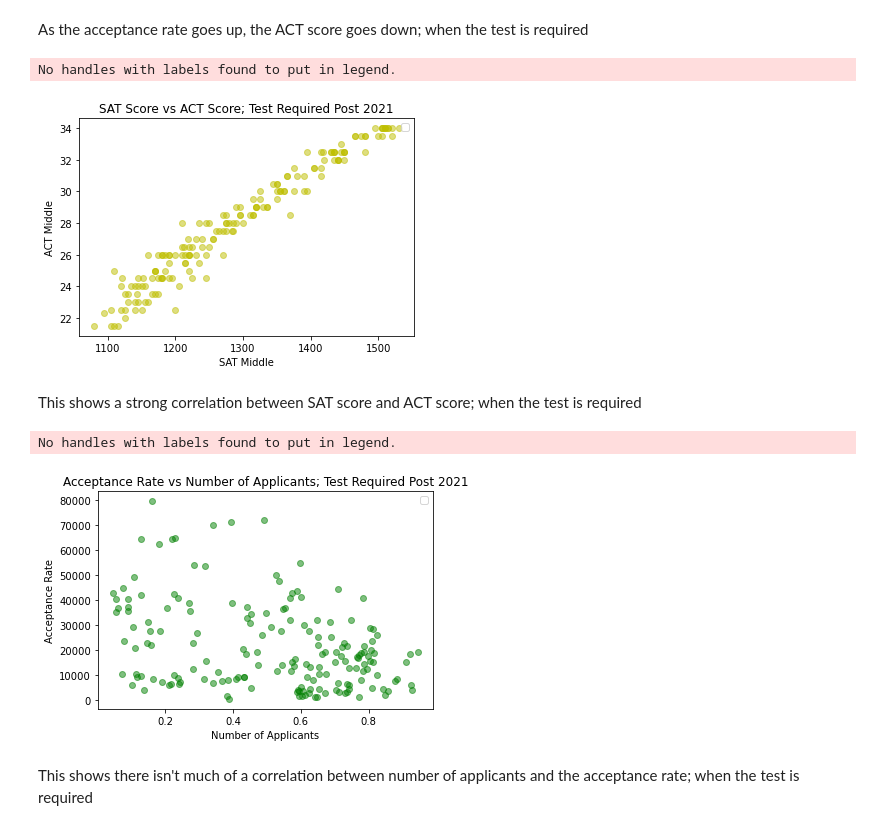
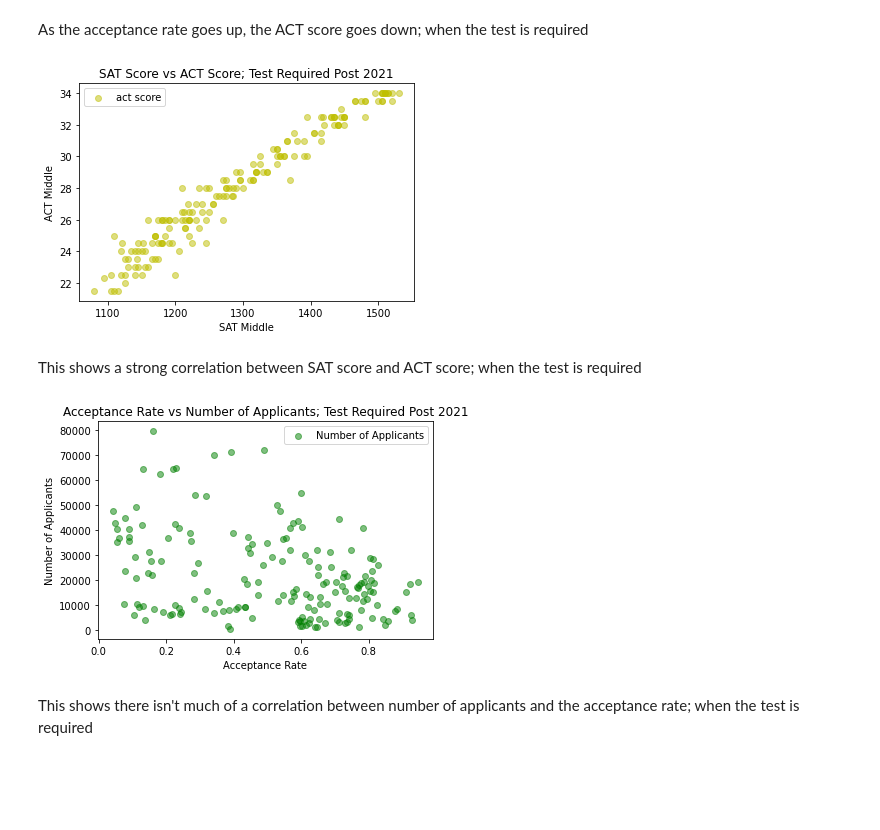
Before and after one commit to matthew-edelmann/Standardized-Test-Analysis, a Jupyter notebook: code/starter-code.ipynb, the cells around one changed output. Saved outputs shown, nothing was run; the diff lists cells and outputs as text; code cells hidden in the pictures; blank space fills up the shorter version.

```diff
--- a/code/starter-code.ipynb
+++ b/code/starter-code.ipynb
@@ -328,7 +330,6 @@ sat_act.head()
 | 3 | Columbia University | Yes | 2021 | Columbia has adopted a one-year t... | 40203 | 5.5% | ... |
 | 4 | Yale University | Yes | 2021 | Yale has adopted a one-year test ... | 36844 | 6.1% | ... |
 # %%
-'''
 for i in range(len(sat_act)):
     if (len(sat_act['ACT Total 25th-75th Percentile'][i]) == 9):
         sat_act['act_25th'][i] = sat_act['ACT Total 25th-75th Percentile'][i][0:4]
@@ -340,6 +341,6 @@ for i in range(len(sat_act)):
         sat_act['act_25th'][i] = sat_act['ACT Total 25th-75th Percentile'][i][0:2]
         sat_act['act_75th'][i] = sat_act['ACT Total 25th-75th Percentile'][i][3:]
     else:
-        sat_act['act_25th'][i] = 0
+        sat_act['act_25th'][i] = np.nan
+        sat_act['act_75th'][i] = np.nan
 sat_act.head()
-''';
@@ -364,14 +407,3 @@ sat_act.head()
 | 2 | Princeton University | Yes | 2021 | Princeton has adopted a one-year ... | 35370 | 5.5% | ... |
 | 3 | Columbia University | Yes | 2021 | Columbia has adopted a one-year t... | 40203 | 5.5% | ... |
 | 4 | Yale University | Yes | 2021 | Yale has adopted a one-year test ... | 36844 | 6.1% | ... |
-# %%
-'''
-for i in range(len(sat_act)):
-    if (len(sat_act['SAT Total 25th-75th Percentile'][i]) == 8) & (len(sat_act['SAT Total 25th-75th Percentile'][i]) == 7):
-        sat_act['sat_25th'][i] = sat_act['SAT Total 25th-75th Percentile'][i][0:3]
-    elif len(sat_act['SAT Total 25th-75th Percentile'][i]) == 9:
-        sat_act['sat_25th'][i] = sat_act['SAT Total 25th-75th Percentile'][i][0:4]
-    else:
-        sat_act['sat_25th'][i] = 0
-sat_act.head()
-''';
@@ -425,14 +409,0 @@ sat_act.head()
-# %%
-'''
-sat_act['sat_75th'] = 0
-for i in range(len(sat_act)):
-    if len(sat_act['SAT Total 25th-75th Percentile'][i]) == 7:
-        sat_act['sat_75th'][i] = sat_act['SAT Total 25th-75th Percentile'][i][4:]
-    elif len(sat_act['SAT Total 25th-75th Percentile'][i]) == 8:
-        sat_act['sat_75th'][i] = sat_act['SAT Total 25th-75th Percentile'][i][4:]
-    elif len(sat_act['SAT Total 25th-75th Percentile'][i]) == 9:
-        sat_act['sat_75th'][i] = sat_act['SAT Total 25th-75th Percentile'][i][5:]
-    else:
-        sat_act['sat_75th'][i] = 0
-sat_act.head()
-''';
@@ -631,12 +635,6 @@ EBRW                   int64
 Math                   int64
 Total                  int64
 dtype: object
-# %%
-'''
-sat_act['sat_25th'] = sat_act['sat_25th'].map(lambda sat: np.nan if sat == 0 else int(sat))
-sat_act['sat_75th'] = sat_act['sat_75th'].map(lambda sat: np.nan if sat == 0 else int(sat))
-sat_act.dtypes
-''';
 # %%
 sat_act['Accept Rate'] = sat_act['Accept Rate'].map(lambda ar: ar if type(ar) == float else percent_to_decimal(ar))
 # %% [markdown]
@@ -1222,27 +1225,25 @@ plt.title('SAT Score vs ACT Score; Test Required Post 2021')
 
 plt.scatter(sat_test['sat_middle'],
            sat_test['act_middle'],
-           color = 'y', alpha = 0.5)
+           color = 'y', alpha = 0.5, label = 'act score')
 plt.xlabel('SAT Middle')
 plt.ylabel('ACT Middle')
 plt.legend();
 # %% [output]
-No handles with labels found to put in legend.
-[figure, old version]
+[figure, new version]
 # %% [markdown]
 This shows a strong correlation between SAT score and ACT score; when the test is required
 # %%
 plt.title('Acceptance Rate vs Number of Applicants; Test Required Post 2021')
 
 plt.scatter(sat_test['acceptance_rate'],
            sat_test['num_of_applicants'],
-           color = 'g', alpha = 0.5)
-plt.xlabel('Number of Applicants')
-plt.ylabel('Acceptance Rate')
+           color = 'g', alpha = 0.5, label = 'Number of Applicants')
+plt.xlabel('Acceptance Rate')
+plt.ylabel('Number of Applicants')
 plt.legend();
 # %% [output]
-No handles with labels found to put in legend.
-[figure, old version]
+[figure, new version]
 # %% [markdown]
 This shows there isn't much of a correlation between number of applicants and the acceptance rate; when the test is required
 # %%
```
Also changed, not shown: parts of 60 cells of this notebook, 21 other files.
